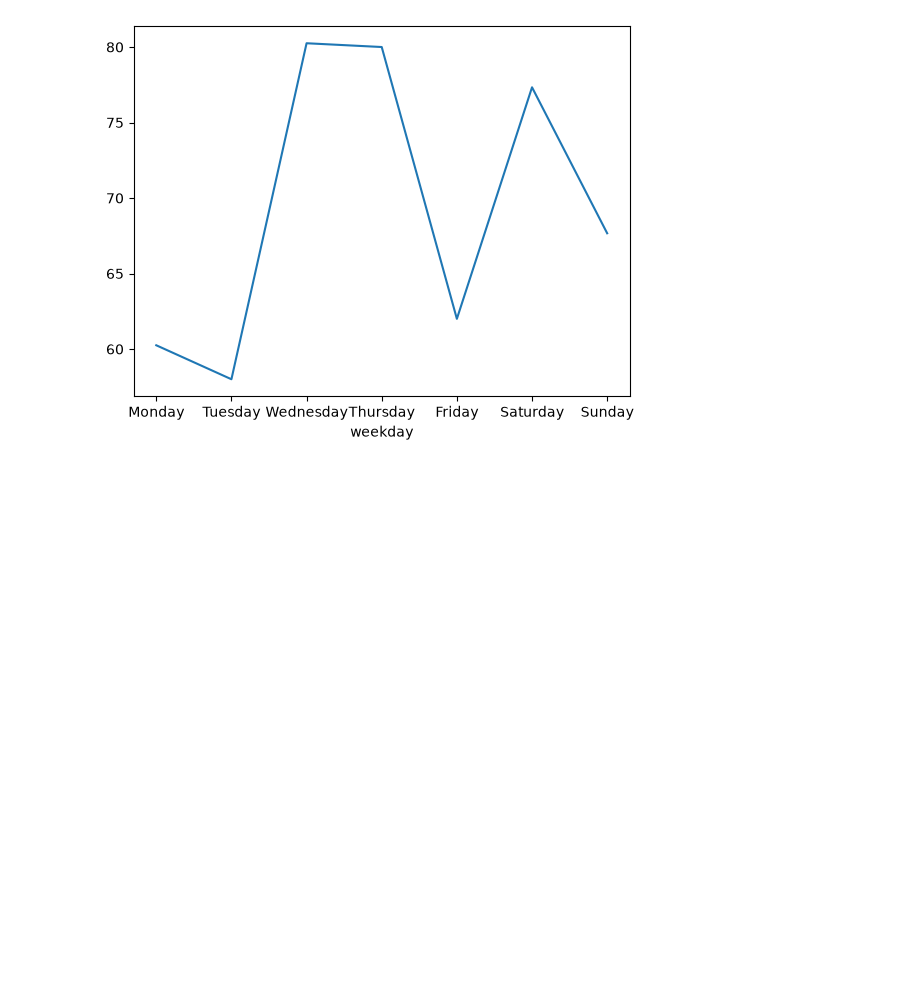
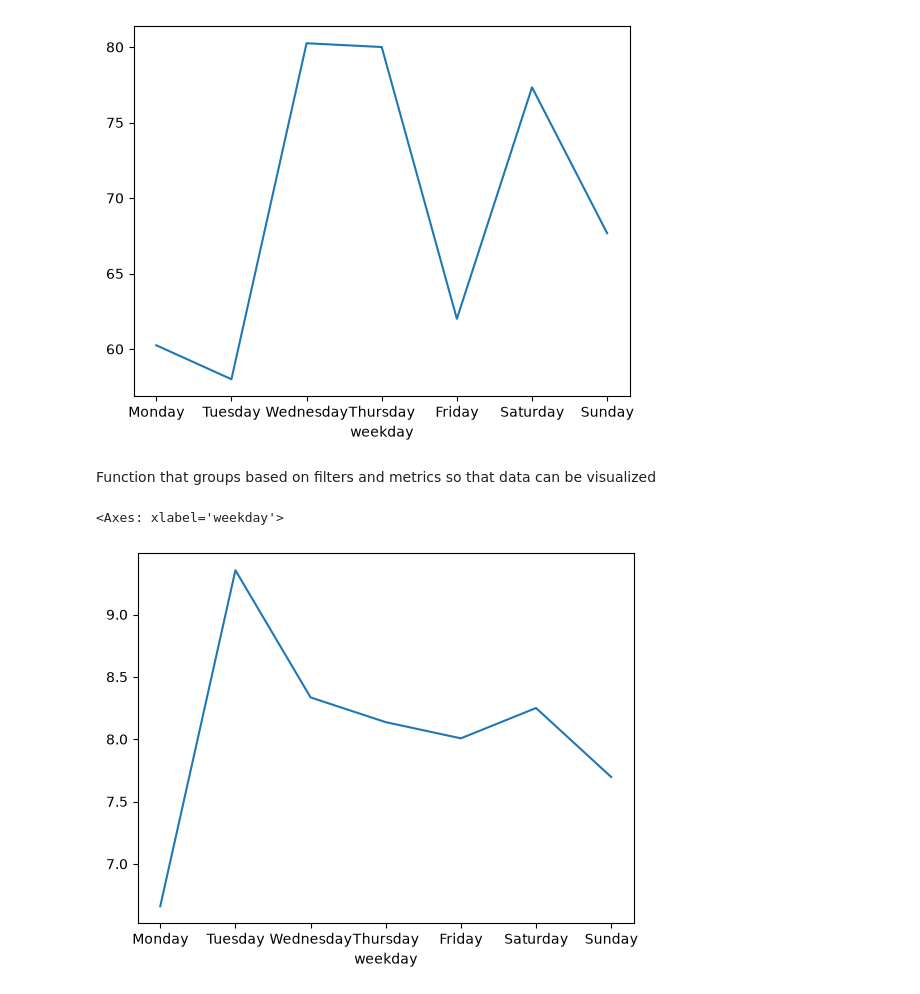
Before and after one commit to Margaret-Paty/Athletics-Analysis, a Jupyter notebook: notebooks/explore_sleep.ipynb, the cells around one changed output. Cells and saved outputs as stored; diff of their text form; code cells hidden in the pictures; blank space fills up the shorter version.

Commit message:
worked on sleep analysis

```diff
--- a/notebooks/explore_sleep.ipynb
+++ b/notebooks/explore_sleep.ipynb
@@ -75,12 +79,35 @@ hours_spec.plot()
 # %% [output]
 <Axes: xlabel='weekday'>
 [figure]
+# %% [markdown]
+Function that groups based on filters and metrics so that data can be visualized
 # %%
 # trying to make versatile function for above filtered plots
-# def group_sleep(df, filters, metric):
+def group_sleep(df, filters, group_by, metric, order=None):
+    filtered = df.copy()
 
-#     sleep_group = (sleep[(sleep["year"] == ) & (sleep["month"] == 7)]
-#                 .groupby(["weekday"])["sleep_hours"]
-#                 .mean()
-#                 .reindex(order))
-#     return sleep_group
+    for column, value in filters.items():
+        filtered = filtered[filtered[column] == value]
+
+    sleep_group = (
+        filtered
+        .groupby(group_by)[metric]
+        .mean()
+    )
+
+    if order is not None:
+        sleep_group = sleep_group.reindex(order)
+
+    return sleep_group
+
+hours_weekday = group_sleep(
+    sleep,
+    filters={"year": 2026, "month": 7},
+    group_by="weekday",
+    metric="sleep_hours",
+    order=order
+)
+hours_weekday.plot()
+# %% [output]
+<Axes: xlabel='weekday'>
+[figure, added]
```
Also changed, not shown: parts of 4 cells of this notebook, 2 other files.
